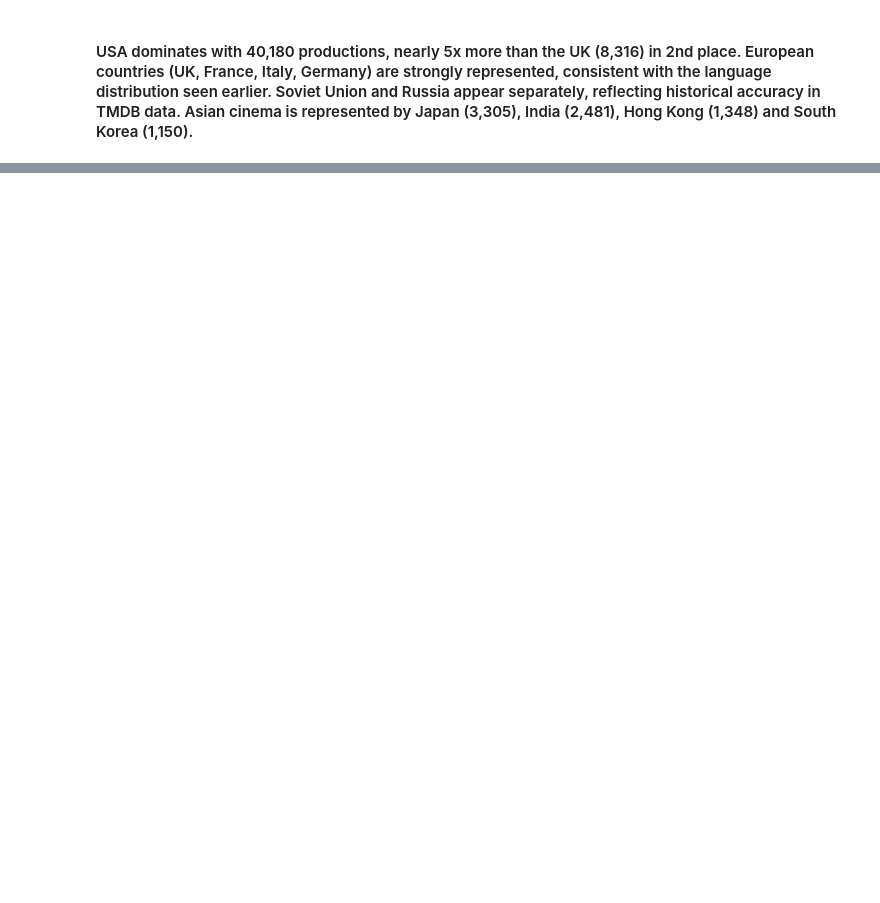
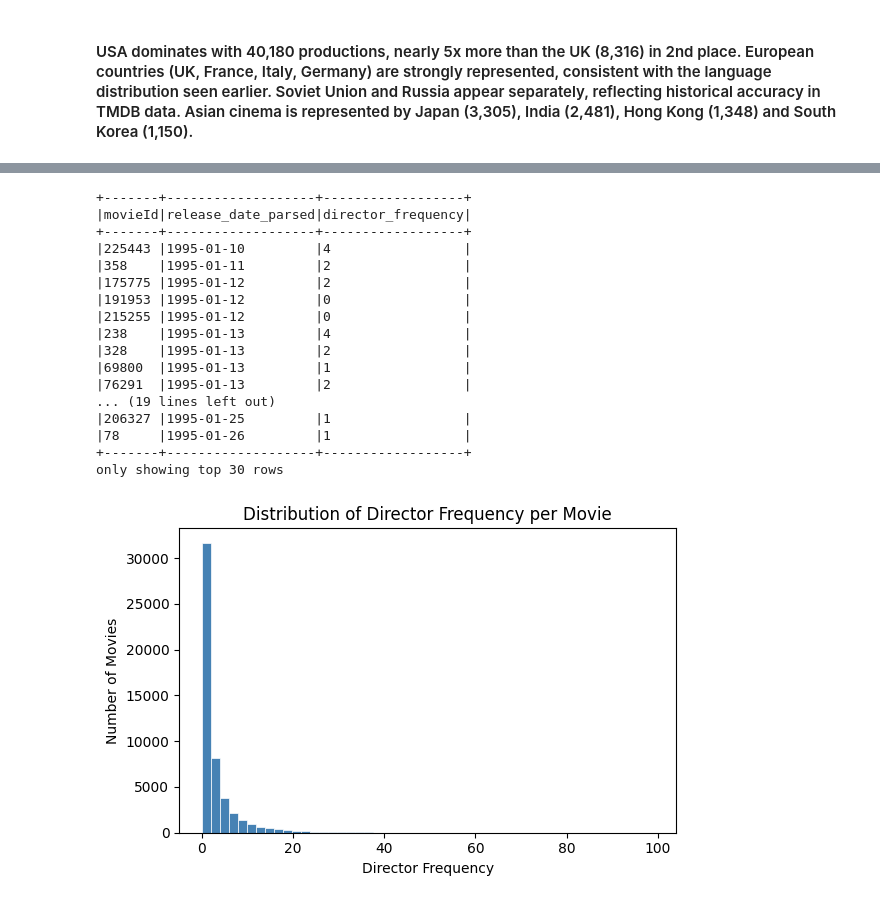
Before and after one commit to alexpanayi474/DSC511-MovieLens-Project, a Jupyter notebook: DSC_511_MovieLens.ipynb, the cells around one changed output, grey strips where cells are left out. Saved outputs shown, nothing was run; the diff lists cells and outputs as text; code cells hidden in the pictures; blank space fills up the shorter version.

```diff
--- a/DSC_511_MovieLens.ipynb
+++ b/DSC_511_MovieLens.ipynb
@@ -1395,0 +1486,13 @@ movies_with_year.count()
+# %%
+# Check missing values per column for movies released on or after the cutoff date
+
+movies_after_cutoff = movies_enriched_df \
+    .withColumn("release_date_parsed", to_date(expr("try_to_timestamp(release_date)"))) \
+    .filter(col("release_date_parsed") >= lit(cutoff_date))
+
+print(f"Movies after cutoff ({cutoff_date}): {movies_after_cutoff.count()}")
+
+movies_after_cutoff.select([
+    count(when(col(c).isNull(), c)).alias(c)
+    for c in movies_enriched_df.columns
+]).show()
@@ -1395,0 +1635,40 @@ movies_with_year.count()
+# %%
+#from pyspark.sql.functions import coalesce, lit
+
+# Sum director counts per movie to get final director_frequency feature
+director_frequency = director_counts_detailed \
+    .groupBy("movieId", "release_date_parsed") \
+    .agg(sum("director_count").alias("director_frequency"))
+
+director_frequency.orderBy("release_date_parsed", "movieId").show(30, truncate=False)
+
+
+# Create a histogram of director frequency feature
+director_freq_pd = director_frequency.toPandas()
+
+plt.figure(figsize=(6, 4))
+plt.hist(director_freq_pd["director_frequency"], bins=50, color="steelblue", edgecolor="white", linewidth=0.5)
+plt.xlabel("Director Frequency")
+plt.ylabel("Number of Movies")
+plt.title("Distribution of Director Frequency per Movie")
+plt.tight_layout()
+plt.show()
+# %% [output]
++-------+-------------------+------------------+
+|movieId|release_date_parsed|director_frequency|
++-------+-------------------+------------------+
+|225443 |1995-01-10         |4                 |
+|358    |1995-01-11         |2                 |
+|175775 |1995-01-12         |2                 |
+|191953 |1995-01-12         |0                 |
+|215255 |1995-01-12         |0                 |
+|238    |1995-01-13         |4                 |
+|328    |1995-01-13         |2                 |
+|69800  |1995-01-13         |1                 |
+|76291  |1995-01-13         |2                 |
+... (19 lines left out)
+|206327 |1995-01-25         |1                 |
+|78     |1995-01-26         |1                 |
++-------+-------------------+------------------+
+only showing top 30 rows
+[figure, added]
```
Also changed, not shown: parts of 59 cells of this notebook.
